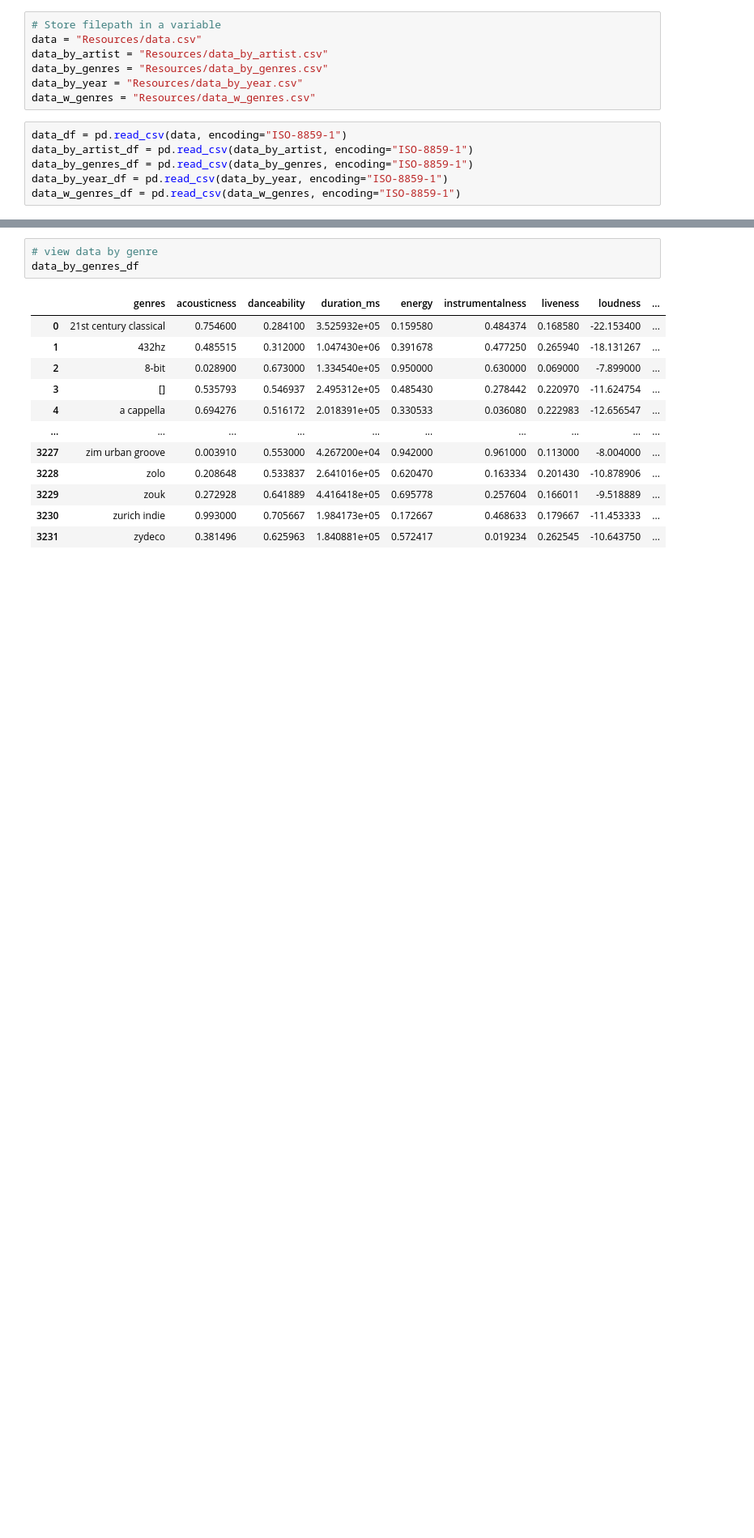
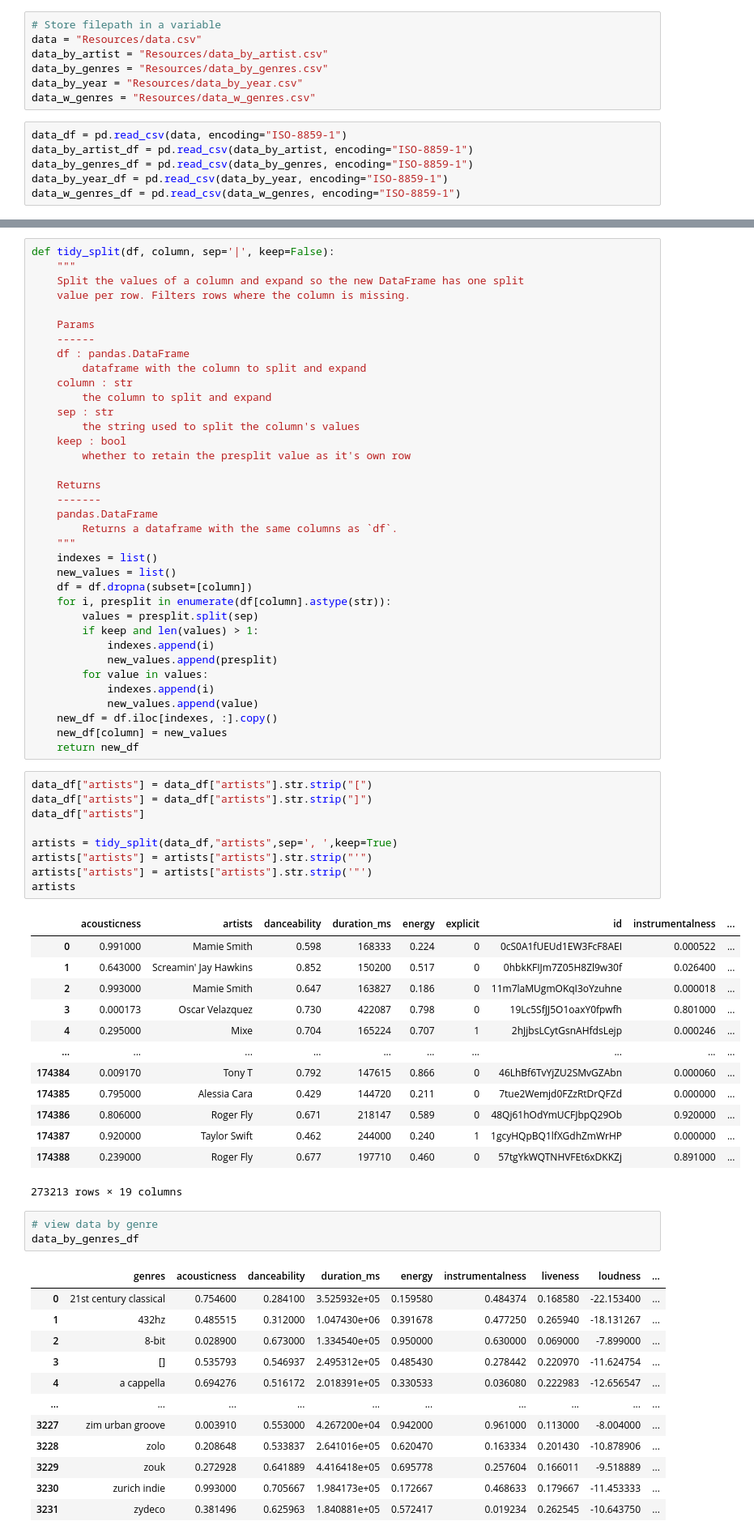
Before and after one commit to aftheiss/Music-of-Life---Project, a Jupyter notebook: spotify_starter.ipynb, the cells around one changed output, grey strips where cells are left out. Shown: that part at 81% size. Saved outputs shown, nothing was run; the diff lists cells and outputs as text; blank space fills up the shorter version.

```diff
--- a/spotify_starter.ipynb
+++ b/spotify_starter.ipynb
@@ -54,3 +37,62 @@ data_by_artist_df
+# %%
+def tidy_split(df, column, sep='|', keep=False):
+    """
+    Split the values of a column and expand so the new DataFrame has one split
+    value per row. Filters rows where the column is missing.
+
+    Params
+    ------
+    df : pandas.DataFrame
+        dataframe with the column to split and expand
+    column : str
+        the column to split and expand
+    sep : str
+        the string used to split the column's values
+    keep : bool
+        whether to retain the presplit value as it's own row
+
+    Returns
+    -------
+    pandas.DataFrame
+        Returns a dataframe with the same columns as `df`.
+    """
+    indexes = list()
+    new_values = list()
+    df = df.dropna(subset=[column])
+    for i, presplit in enumerate(df[column].astype(str)):
+        values = presplit.split(sep)
+        if keep and len(values) > 1:
+            indexes.append(i)
+            new_values.append(presplit)
+        for value in values:
+            indexes.append(i)
+            new_values.append(value)
+    new_df = df.iloc[indexes, :].copy()
+    new_df[column] = new_values
+    return new_df
+# %%
+data_df["artists"] = data_df["artists"].str.strip("[")
+data_df["artists"] = data_df["artists"].str.strip("]")
+data_df["artists"]
+
+artists = tidy_split(data_df,"artists",sep=', ',keep=True)
+artists["artists"] = artists["artists"].str.strip("'")
+artists["artists"] = artists["artists"].str.strip('"')
+artists
+# %% [output]
+|  | acousticness | artists | danceability | duration_ms | energy | explicit | id | instrumentalness | ... |
+| 0 | 0.991000 | Mamie Smith | 0.598 | 168333 | 0.224 | 0 | 0cS0A1fUEUd1EW3FcF8AEI | 0.000522 | ... |
+| 1 | 0.643000 | Screamin' Jay Hawkins | 0.852 | 150200 | 0.517 | 0 | 0hbkKFIJm7Z05H8Zl9w30f | 0.026400 | ... |
+| 2 | 0.993000 | Mamie Smith | 0.647 | 163827 | 0.186 | 0 | 11m7laMUgmOKqI3oYzuhne | 0.000018 | ... |
+| 3 | 0.000173 | Oscar Velazquez | 0.730 | 422087 | 0.798 | 0 | 19Lc5SfJJ5O1oaxY0fpwfh | 0.801000 | ... |
+| 4 | 0.295000 | Mixe | 0.704 | 165224 | 0.707 | 1 | 2hJjbsLCytGsnAHfdsLejp | 0.000246 | ... |
+| ... | ... | ... | ... | ... | ... | ... | ... | ... | ... |
+| 174384 | 0.009170 | Tony T | 0.792 | 147615 | 0.866 | 0 | 46LhBf6TvYjZU2SMvGZAbn | 0.000060 | ... |
+| 174385 | 0.795000 | Alessia Cara | 0.429 | 144720 | 0.211 | 0 | 7tue2Wemjd0FZzRtDrQFZd | 0.000000 | ... |
+| 174386 | 0.806000 | Roger Fly | 0.671 | 218147 | 0.589 | 0 | 48Qj61hOdYmUCFJbpQ29Ob | 0.920000 | ... |
+| 174387 | 0.920000 | Taylor Swift | 0.462 | 244000 | 0.240 | 1 | 1gcyHQpBQ1lfXGdhZmWrHP | 0.000000 | ... |
+| 174388 | 0.239000 | Roger Fly | 0.677 | 197710 | 0.460 | 0 | 57tgYkWQTNHVFEt6xDKKZj | 0.891000 | ... |
+273213 rows × 19 columns
 # %%
 # view data by genre
 data_by_genres_df
```
Also changed, not shown: parts of 10 cells of this notebook, 1 other file.
